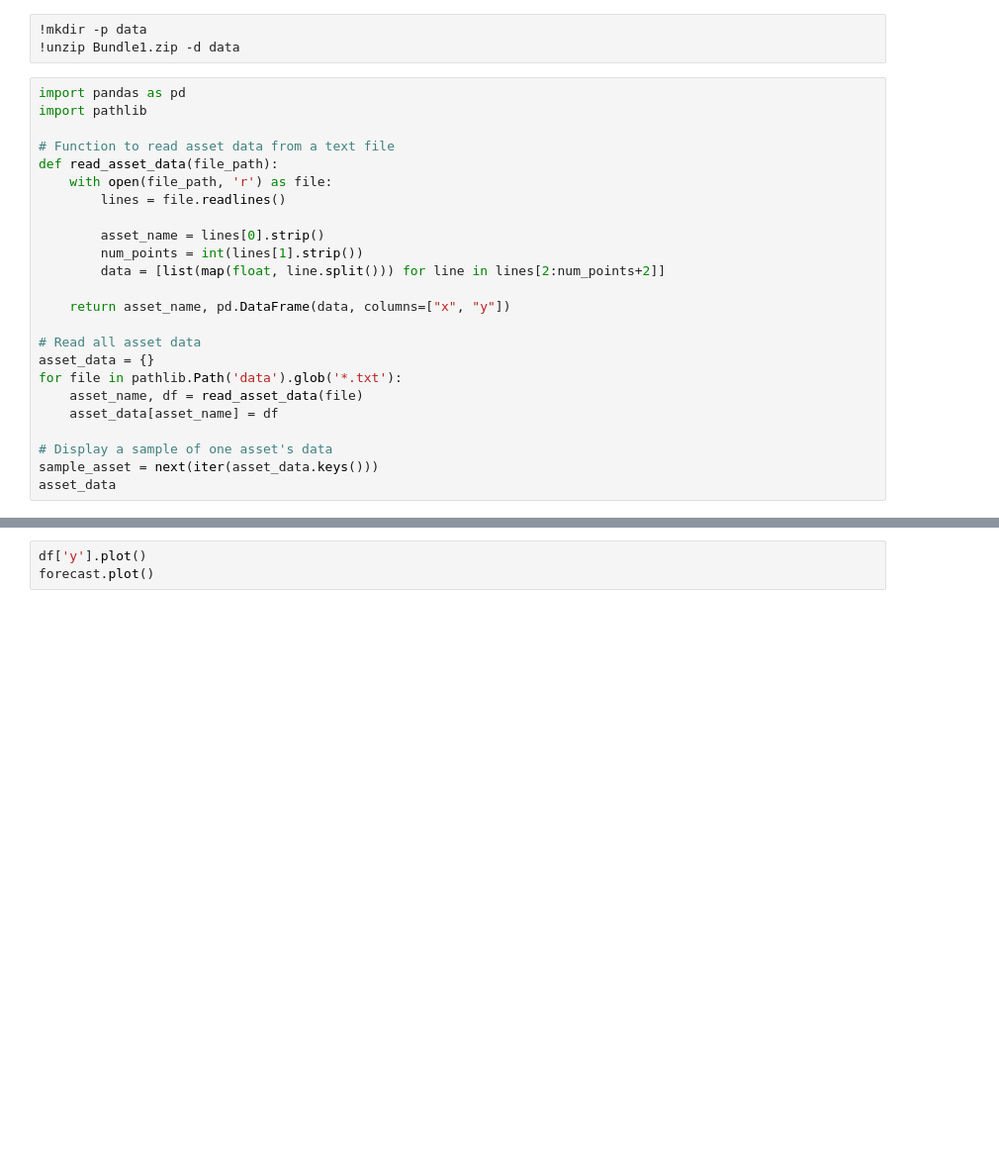
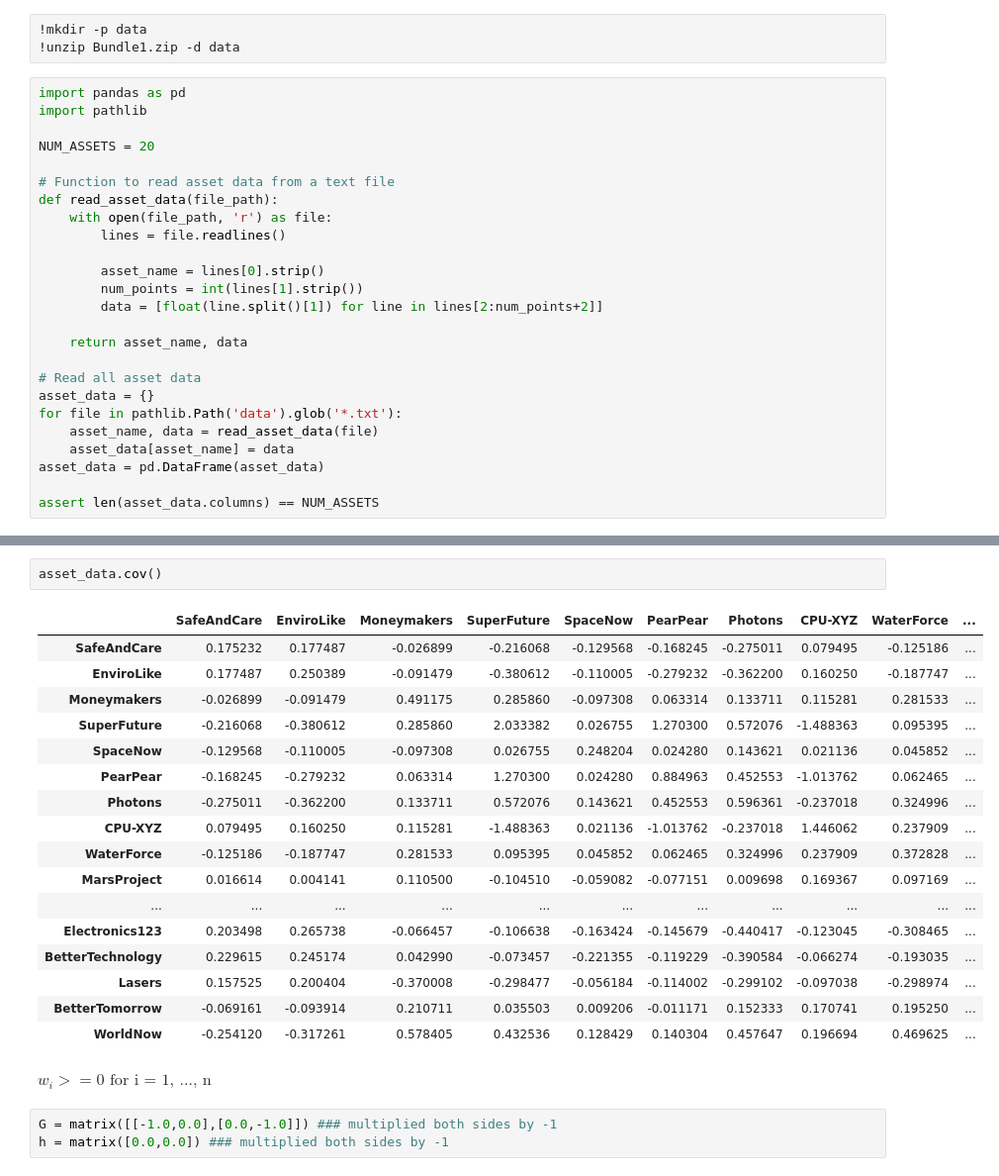
Before and after one commit to BbqGamer/moo, a Jupyter notebook: Script1.ipynb, the cells around one changed output, grey strips where cells are left out. Shown at 99% size. Saved outputs shown, nothing was run; the diff lists cells and outputs as text; blank space fills up the shorter version.

```diff
--- a/Script1.ipynb
+++ b/Script1.ipynb
@@ -107,6 +103,8 @@ print(solLP['primal objective'])
 # %%
 import pandas as pd
 import pathlib
+
+NUM_ASSETS = 20
 
 # Function to read asset data from a text file
 def read_asset_data(file_path):
@@ -115,16 +113,15 @@ def read_asset_data(file_path):
 
         asset_name = lines[0].strip()
         num_points = int(lines[1].strip())
-        data = [list(map(float, line.split())) for line in lines[2:num_points+2]]
+        data = [float(line.split()[1]) for line in lines[2:num_points+2]]
 
-    return asset_name, pd.DataFrame(data, columns=["x", "y"])
+    return asset_name, data
 
 # Read all asset data
 asset_data = {}
 for file in pathlib.Path('data').glob('*.txt'):
-    asset_name, df = read_asset_data(file)
-    asset_data[asset_name] = df
+    asset_name, data = read_asset_data(file)
+    asset_data[asset_name] = data
+asset_data = pd.DataFrame(asset_data)
 
-# Display a sample of one asset's data
-sample_asset = next(iter(asset_data.keys()))
-asset_data
+assert len(asset_data.columns) == NUM_ASSETS
@@ -163,3 +158,25 @@ forecast = model_fit.forecast(steps=100)
 # %%
-df['y'].plot()
-forecast.plot()
+asset_data.cov()
+# %% [output]
+|  | SafeAndCare | EnviroLike | Moneymakers | SuperFuture | SpaceNow | PearPear | Photons | CPU-XYZ | WaterForce | ... |
+| SafeAndCare | 0.175232 | 0.177487 | -0.026899 | -0.216068 | -0.129568 | -0.168245 | -0.275011 | 0.079495 | -0.125186 | ... |
+| EnviroLike | 0.177487 | 0.250389 | -0.091479 | -0.380612 | -0.110005 | -0.279232 | -0.362200 | 0.160250 | -0.187747 | ... |
+| Moneymakers | -0.026899 | -0.091479 | 0.491175 | 0.285860 | -0.097308 | 0.063314 | 0.133711 | 0.115281 | 0.281533 | ... |
+| SuperFuture | -0.216068 | -0.380612 | 0.285860 | 2.033382 | 0.026755 | 1.270300 | 0.572076 | -1.488363 | 0.095395 | ... |
+| SpaceNow | -0.129568 | -0.110005 | -0.097308 | 0.026755 | 0.248204 | 0.024280 | 0.143621 | 0.021136 | 0.045852 | ... |
+| PearPear | -0.168245 | -0.279232 | 0.063314 | 1.270300 | 0.024280 | 0.884963 | 0.452553 | -1.013762 | 0.062465 | ... |
+| Photons | -0.275011 | -0.362200 | 0.133711 | 0.572076 | 0.143621 | 0.452553 | 0.596361 | -0.237018 | 0.324996 | ... |
+| CPU-XYZ | 0.079495 | 0.160250 | 0.115281 | -1.488363 | 0.021136 | -1.013762 | -0.237018 | 1.446062 | 0.237909 | ... |
+| WaterForce | -0.125186 | -0.187747 | 0.281533 | 0.095395 | 0.045852 | 0.062465 | 0.324996 | 0.237909 | 0.372828 | ... |
+| MarsProject | 0.016614 | 0.004141 | 0.110500 | -0.104510 | -0.059082 | -0.077151 | 0.009698 | 0.169367 | 0.097169 | ... |
+| ... | ... | ... | ... | ... | ... | ... | ... | ... | ... | ... |
+| Electronics123 | 0.203498 | 0.265738 | -0.066457 | -0.106638 | -0.163424 | -0.145679 | -0.440417 | -0.123045 | -0.308465 | ... |
+| BetterTechnology | 0.229615 | 0.245174 | 0.042990 | -0.073457 | -0.221355 | -0.119229 | -0.390584 | -0.066274 | -0.193035 | ... |
+| Lasers | 0.157525 | 0.200404 | -0.370008 | -0.298477 | -0.056184 | -0.114002 | -0.299102 | -0.097038 | -0.298974 | ... |
+| BetterTomorrow | -0.069161 | -0.093914 | 0.210711 | 0.035503 | 0.009206 | -0.011171 | 0.152333 | 0.170741 | 0.195250 | ... |
+| WorldNow | -0.254120 | -0.317261 | 0.578405 | 0.432536 | 0.128429 | 0.140304 | 0.457647 | 0.196694 | 0.469625 | ... |
+# %% [markdown]
+$w_i >= 0 \text{ for i = 1, ..., n}$
+# %%
+G = matrix([[-1.0,0.0],[0.0,-1.0]]) ### multiplied both sides by -1
+h = matrix([0.0,0.0]) ### multiplied both sides by -1
```
Also changed, not shown: parts of 8 cells of this notebook.
